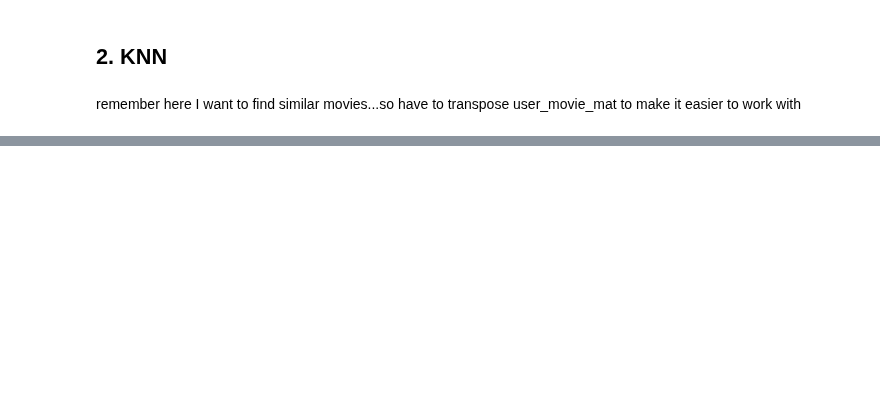
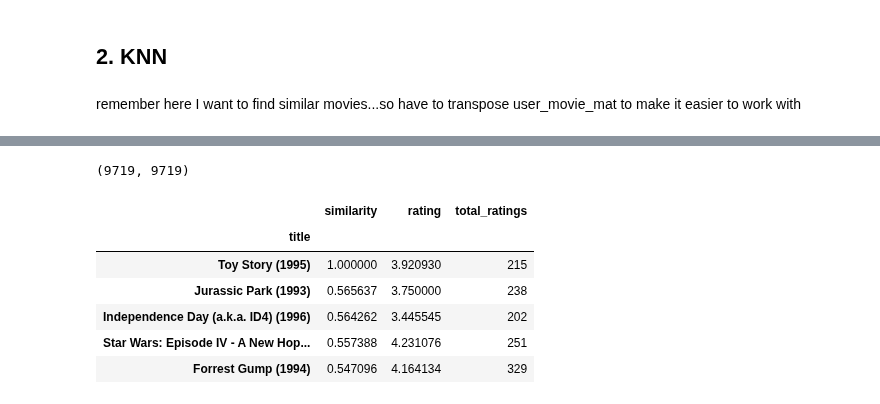
Before and after one commit to Amirosimani/Machine_Learning_Pratt, a Jupyter notebook: labs/lab_rec_engines.ipynb, the cells around one changed output, grey strips where cells are left out. Drawn from its saved outputs; the diff is of its cells as text; code cells hidden in the pictures; blank space fills up the shorter version.

```diff
--- a/labs/lab_rec_engines.ipynb
+++ b/labs/lab_rec_engines.ipynb
@@ -164,2 +260,4 @@ user_movie_mat.T
+# %%
+knn_mat.iloc[:,:] = Normalizer().fit_transform(knn_mat)
 # %%
 knn = NearestNeighbors(metric='cosine', algorithm='auto')
@@ -183,0 +285,25 @@ print(itemgetter(*sim_movies)(knn_mat.index.tolist()))
+# %%
+dist_matrix = cosine_similarity(knn_mat, knn_mat)
+# %%
+dist_matrix.shape
+# %% [output]
+(9719, 9719)
+# %%
+df_cos = pd.DataFrame(dist_matrix)
+df_cos.columns = user_movie_mat.columns
+df_cos.index = user_movie_mat.columns
+# %%
+target_cos = pd.merge(df_cos[target_movie], df_avg_ratings, on="title")
+
+target_cos.columns = ["similarity", "rating", "total_ratings"]
+target_cos = target_cos.sort_values(by='similarity', ascending=False)
+# %%
+target_cos[target_cos['total_ratings']>100].head()
+# %% [output]
+|  | similarity | rating | total_ratings |
+| title |  |  |  |
+| Toy Story (1995) | 1.000000 | 3.920930 | 215 |
+| Jurassic Park (1993) | 0.565637 | 3.750000 | 238 |
+| Independence Day (a.k.a. ID4) (1996) | 0.564262 | 3.445545 | 202 |
+| Star Wars: Episode IV - A New Hop... | 0.557388 | 4.231076 | 251 |
+| Forrest Gump (1994) | 0.547096 | 4.164134 | 329 |
```
Also changed, not shown: parts of 30 cells of this notebook.
